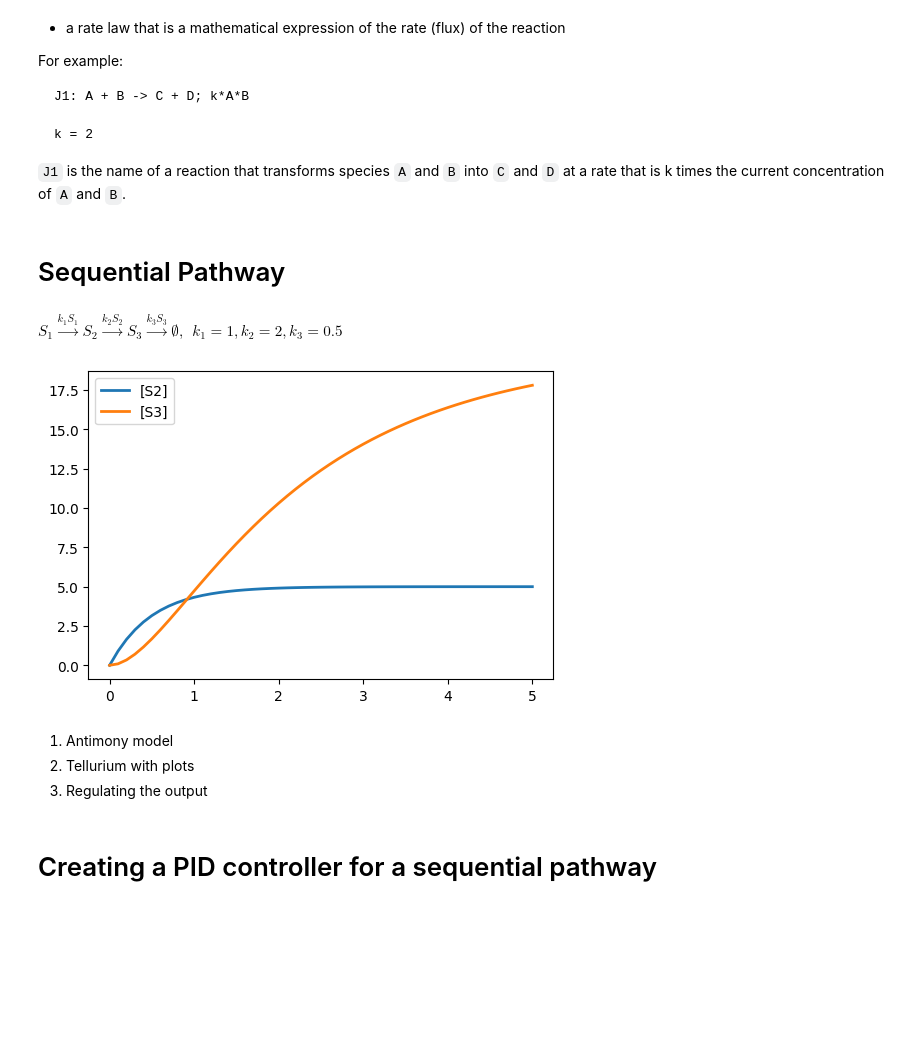
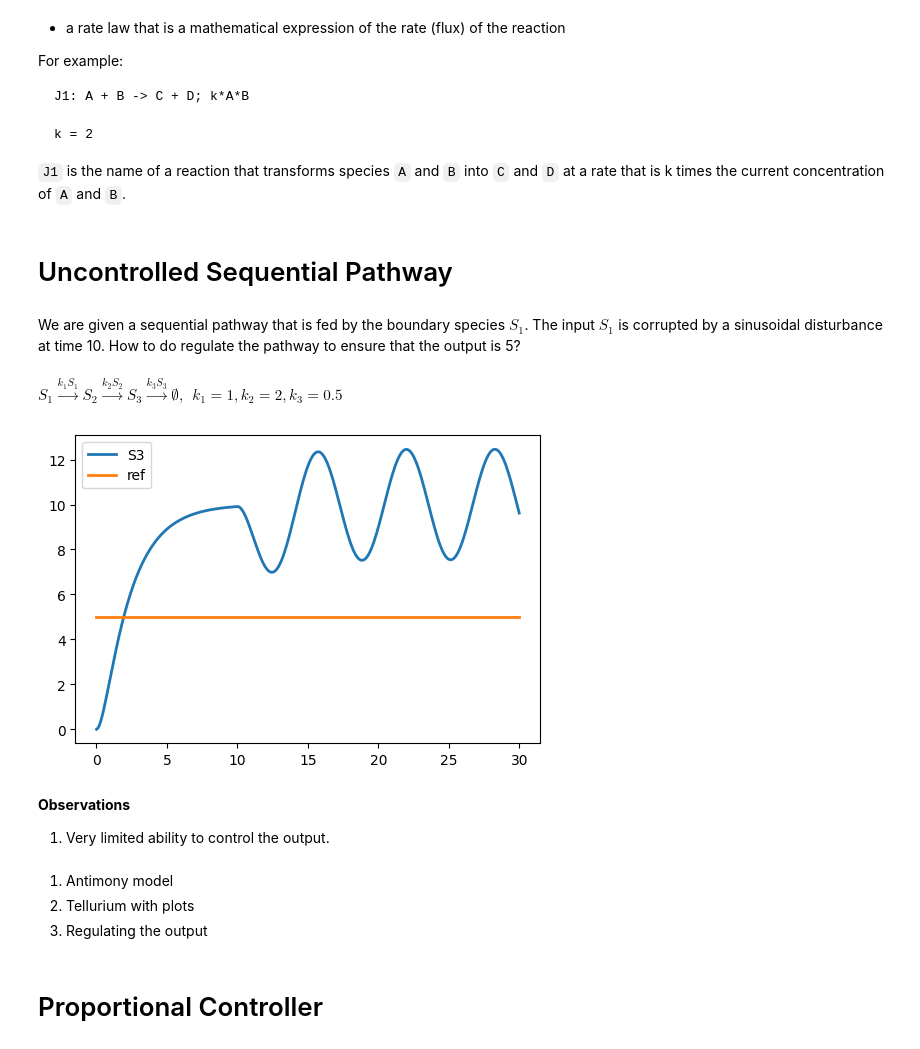
Before and after one commit to joseph-hellerstein/advanced-controls-lectures, a Jupyter notebook: short_class_lectures/Controller_Examples/controller_examples.ipynb, the cells around one changed output. Cells and saved outputs as stored; diff of their text form; code cells hidden in the pictures; blank space fills up the shorter version.

```diff
--- a/short_class_lectures/Controller_Examples/controller_examples.ipynb
+++ b/short_class_lectures/Controller_Examples/controller_examples.ipynb
@@ -30,27 +30,35 @@ For example:
 
 ``J1`` is the name of a reaction that transforms species ``A`` and ``B`` into ``C`` and ``D`` at a rate that is k times the current concentration of ``A`` and ``B``.
 # %% [markdown]
-# Sequential Pathway
+# Uncontrolled Sequential Pathway
+# %% [markdown]
+We are given a sequential pathway that is fed by the boundary species $S_1$. The input $S_1$ is corrupted by a sinusoidal disturbance at time 10. How to do regulate the pathway to ensure that the output is 5?
 # %% [markdown]
 $S_1 \xrightarrow{k_1 S_1} S_2 \xrightarrow{k_2 S_2} S_3 \xrightarrow{k_3 S_3} \emptyset,~~ k_1 = 1, k_2 =2, k_3=0.5$
 # %%
 model = """
-S1 -> S2; k1*S1
+S1 -> S2; k1*(S1 + delta*sin(time))
 S2 -> S3; k2*S2
 S3 -> ; k3*S3
 k1 = 1
 k2 = 2
 k3 = 0.5
-$S1 = 10  // $ makes this a boundary species
+ref = 5
+delta = 0
+$S1 = 5
+at time>10: delta = delta + normal(3, 1);
 """
 rr = te.loada(model)
-rr.simulate()
+rr.simulate(0, 30, 300, selections=["time", "S3", "ref"]) # Simulate the interval [0, 10] with 100 points
 rr.plot()
 # %% [output]
-[figure, old version]
+[figure, new version]
+# %% [markdown]
+**Observations**
+1. Very limited ability to control the output.
 # %% [markdown]
 1. Antimony model
 2. Tellurium with plots
 3. Regulating the output
 # %% [markdown]
-# Creating a PID controller for a sequential pathway
+# Proportional Controller
```
Also changed, not shown: parts of 11 cells of this notebook.
